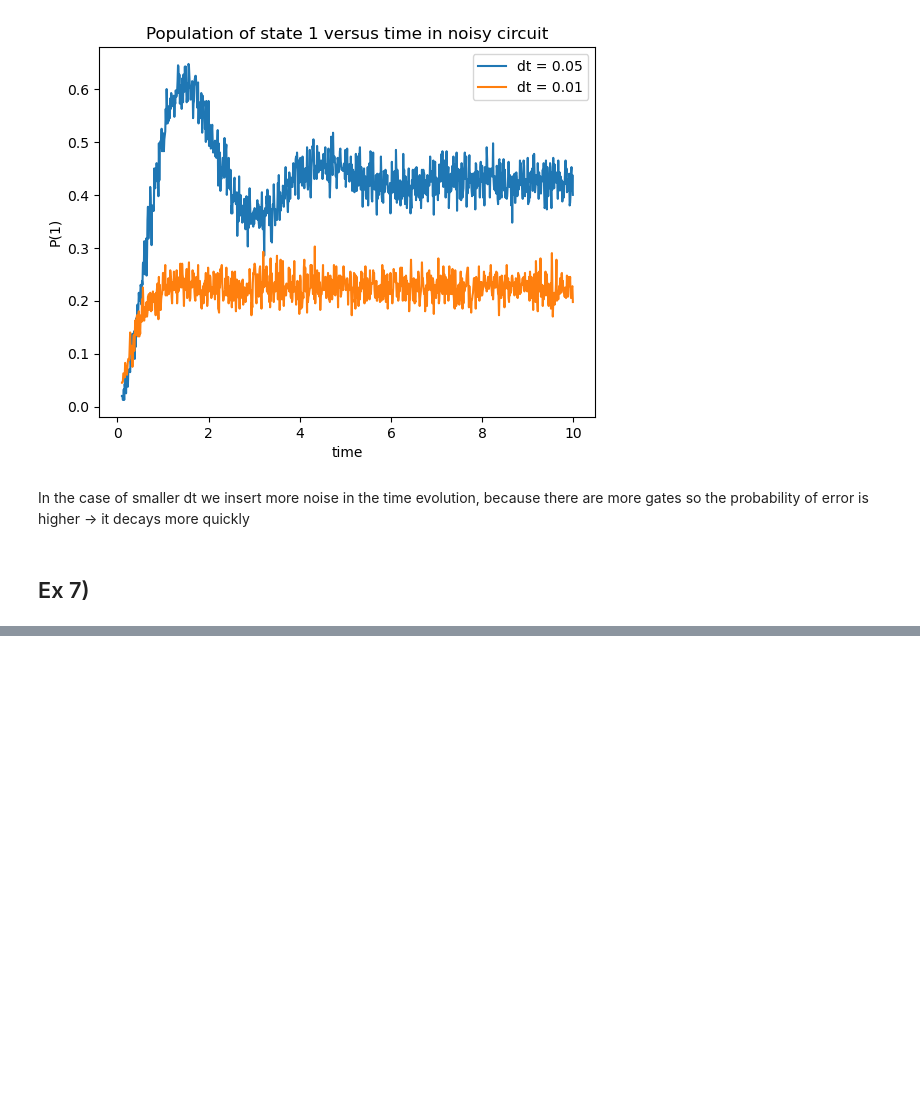
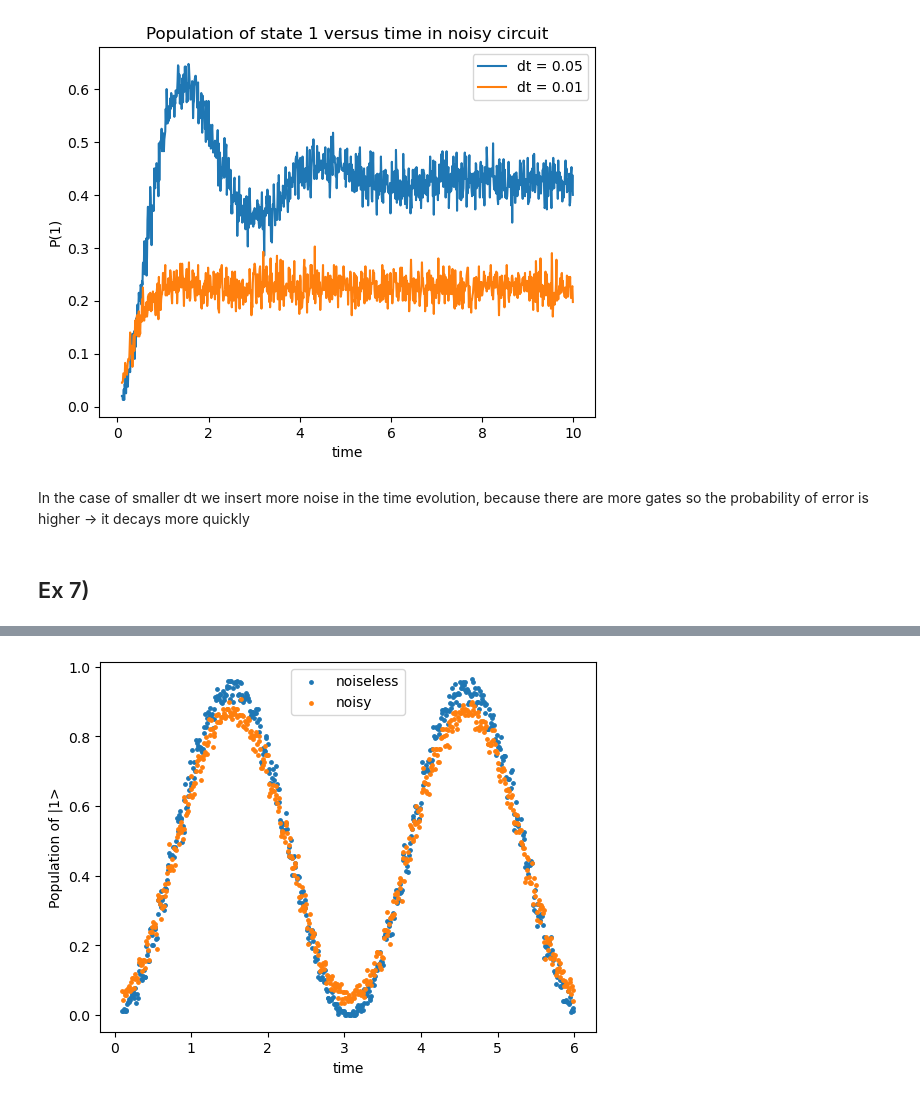
Before and after one commit to gconcheri/FoPra34, a Jupyter notebook: day1_ex5-6-7.ipynb, the cells around one changed output, grey strips where cells are left out. Cells and saved outputs as stored; diff of their text form; code cells hidden in the pictures; blank space fills up the shorter version.

```diff
--- a/day1_ex5-6-7.ipynb
+++ b/day1_ex5-6-7.ipynb
@@ -187,0 +250,14 @@ In the case of smaller dt we insert more noise in the time evolution, because th
+# %%
+Pa = []
+for tt in t:
+    #print(tt)
+    Pa.append(time_evolve(tt,dt,w,w0,w1,'1'))
+
+plt.scatter(t,Pa, label = 'noiseless', s = 6)
+plt.scatter(t,P7, label = 'noisy', s = 6)
+plt.xlabel('time')
+plt.ylabel('Population of |1>')
+plt.legend()
+plt.savefig("ex7.png")
+# %% [output]
+[figure, added]
```
Also changed, not shown: parts of 3 cells of this notebook.
